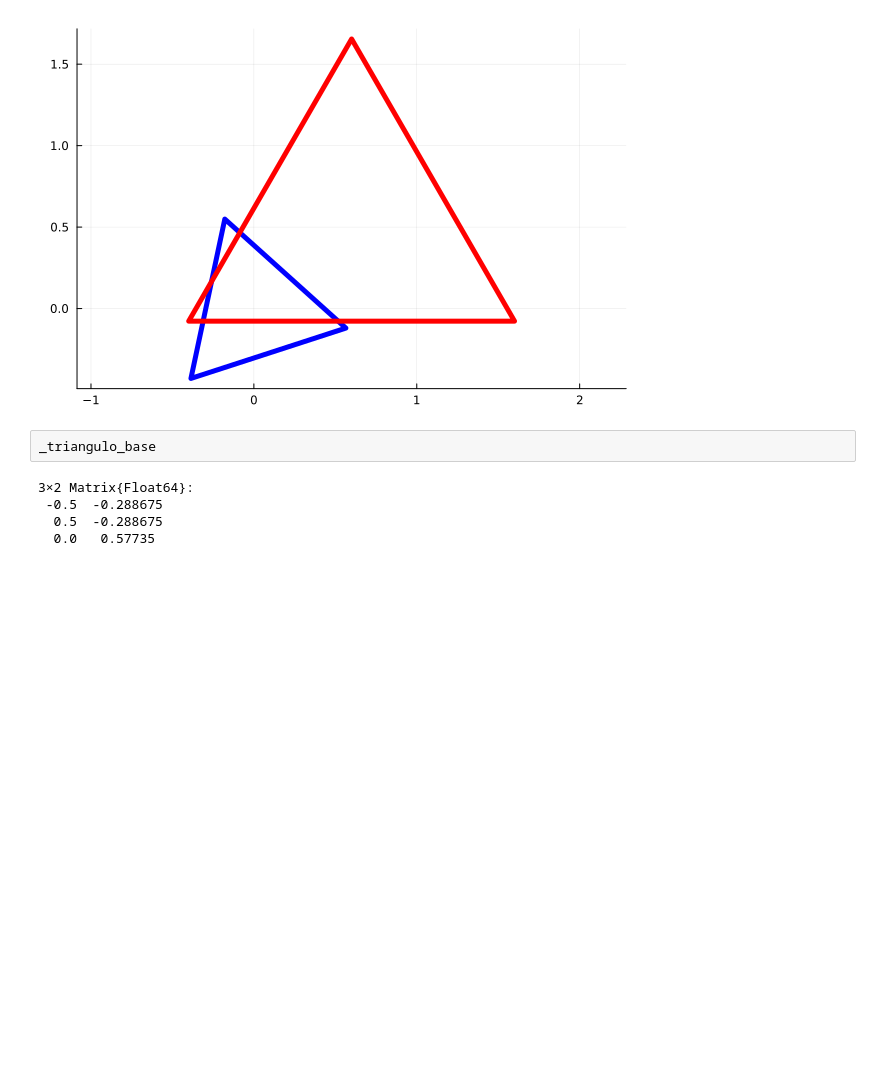
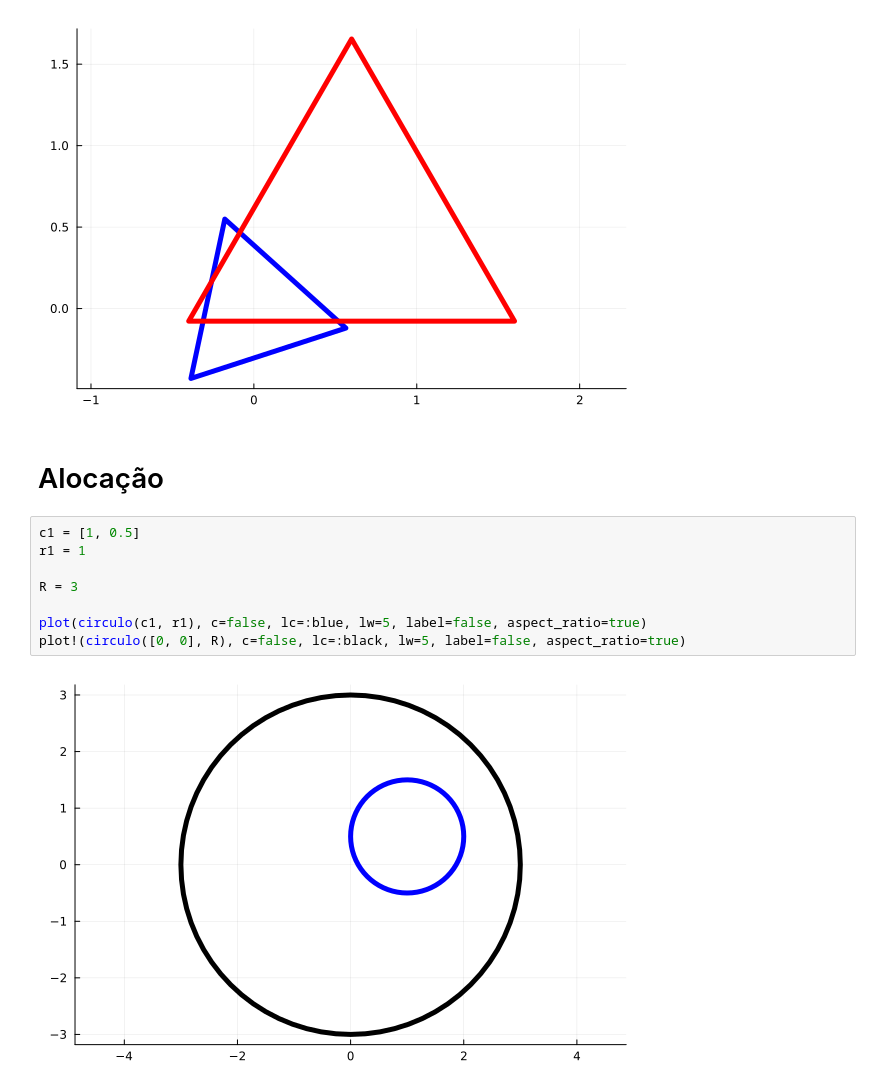
Before and after one commit to fsobral/minicurso-empacotamento, a Jupyter notebook: modelando-empacotamentos.ipynb, the cells around one changed output. Drawn from its saved outputs; the diff is of its cells as text; blank space fills up the shorter version.

```diff
--- a/modelando-empacotamentos.ipynb
+++ b/modelando-empacotamentos.ipynb
@@ -196,10 +196,15 @@ plot(triangulo_eq(bc1, θ1, l1), c=false, lc=:blue, lw=5, label=false, aspect_ra
 plot!(triangulo_eq(bc2, θ2, l2), c=false, lc=:red, lw=5, label=false, aspect_ratio=true)
 # %% [output]
 [figure]
+# %% [markdown]
+# Alocação
 # %%
-_triangulo_base
+c1 = [1, 0.5]
+r1 = 1
+
+R = 3
+
+plot(circulo(c1, r1), c=false, lc=:blue, lw=5, label=false, aspect_ratio=true)
+plot!(circulo([0, 0], R), c=false, lc=:black, lw=5, label=false, aspect_ratio=true)
 # %% [output]
-3×2 Matrix{Float64}:
- -0.5  -0.288675
-  0.5  -0.288675
-  0.0   0.57735
+[figure, added]
```
Also changed, not shown: parts of 1 cell of this notebook.
